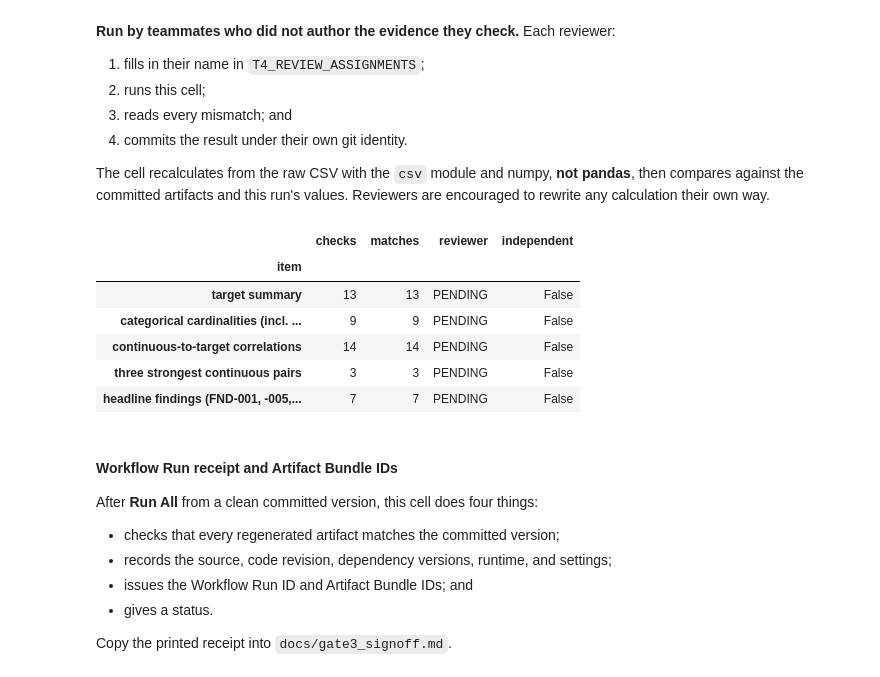
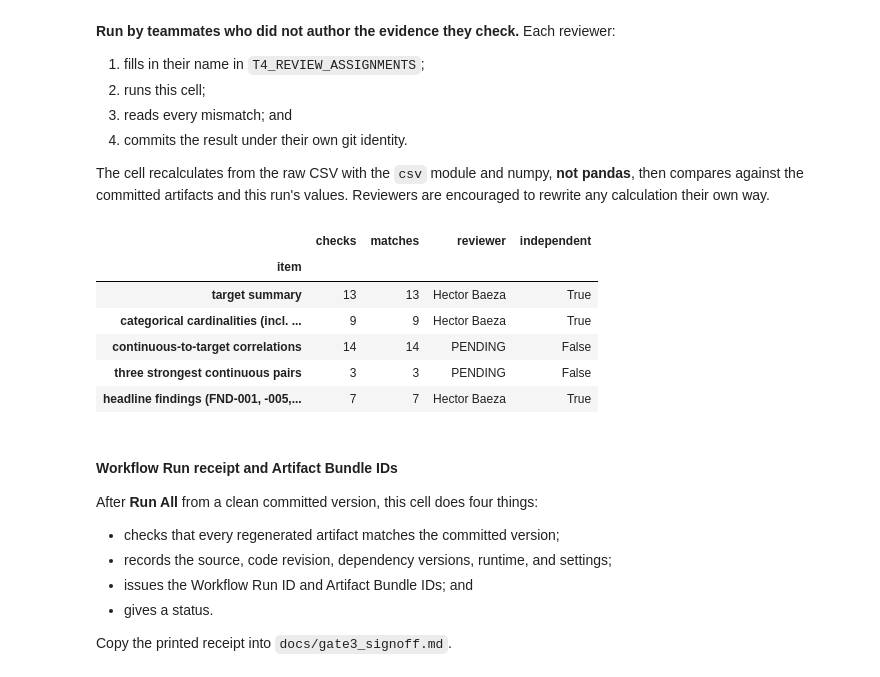
Before and after one commit to Break-Through-Tech/Allstate-1C-predicting-auto-claims-severity, a Jupyter notebook: notebooks/data-understanding.ipynb, the cells around one changed output. Cells and saved outputs as stored; diff of their text form; code cells hidden in the pictures.

Commit message:
Record Hector independent Gate 4 review

```diff
--- a/notebooks/data-understanding.ipynb
+++ b/notebooks/data-understanding.ipynb
@@ -2029,7 +2029,13 @@ T4_AUTHORS = {
     "three strongest continuous pairs": {"Hector Baeza", "Rachel Cheung"},
     "headline findings (FND-001, -005, -006, -008)": {"Rachel Cheung"},
 }
-T4_REVIEW_ASSIGNMENTS = {item: "" for item in T4_AUTHORS}
+T4_REVIEW_ASSIGNMENTS = {
+    "target summary": "Hector Baeza",
+    "categorical cardinalities (incl. cat116)": "Hector Baeza",
+    "continuous-to-target correlations": "",
+    "three strongest continuous pairs": "",
+    "headline findings (FND-001, -005, -006, -008)": "Hector Baeza",
+}
 T4_REVIEW_CAT_FIELDS = ["cat1", "cat57", "cat80", "cat101", "cat109", "cat110", "cat116"]
 
 with open(T4_SOURCE, newline="") as f:
@@ -2065,38 +2071,38 @@ for c in t4_cont:
     checks.append(("continuous-to-target correlations", f"pearson_raw {c}", r_corr[c], t4_I.loc[c, "pearson_raw"], 0.001))
 for k, (_, a, b, v) in enumerate(r_pairs[:3]):
     pa = t4_pairs.iloc[k]
     checks.append(("three strongest continuous pairs", f"rank {k + 1}: {a}-{b}", v,
                    pa["pearson"] if (pa.feature_1, pa.feature_2) == (a, b) else float("nan"), 0.001))
 H = "headline findings (FND-001, -005, -006, -008)"
 checks += [(H, "FND-005 unique ids", len({r[col['id']] for r in raw_rows}), t4_df["id"].nunique(), None),
            (H, "FND-005 missing cells", sum(v == "" for r in raw_rows for v in r), int(t4_df.isna().sum().sum()), None),
            (H, "FND-005 duplicate rows", rn - len(set(map(tuple, raw_rows))), int(t4_df.duplicated().sum()), None),
            (H, "FND-006 top 1% share of total loss", ry_sorted[: rn // 100].sum() / ry.sum(), t4_sorted[: t4_n // 100].sum() / t4_y.sum(), 0.0001),
            (H, "FND-006 claims below 100", int((ry < 100).sum()), int((t4_loss < 100).sum()), None),
            (H, "FND-001 pairs with |r| > 0.8", sum(t[0] > 0.8 for t in r_pairs), int((t4_pairs["abs_pearson"] > 0.8).sum()), None),
            (H, "FND-008 cont14 median spread / overall median", (med14.max() - med14.min()) / np.median(ry), t4_I.loc["cont14", "median_spread_frac"], 0.0001)]
 
 t4_review = pd.DataFrame([{
     "item": item, "metric": m, "reviewer_value": rv, "primary_value": pv,
     "tolerance": "exact" if tol is None else tol,
     "match": (rv == pv) if tol is None else bool(abs(rv - pv) <= tol),
     "reviewer": T4_REVIEW_ASSIGNMENTS[item] or "PENDING",
     "independent": bool(T4_REVIEW_ASSIGNMENTS[item]) and T4_REVIEW_ASSIGNMENTS[item] not in T4_AUTHORS[item],
 } for item, m, rv, pv, tol in checks])
 t4_review_summary = t4_review.groupby("item", sort=False).agg(checks=("match", "size"), matches=("match", "sum"),
                                                               reviewer=("reviewer", "first"), independent=("independent", "first"))
 display(t4_review_summary)
 if not t4_review["match"].all():
     display(t4_review[~t4_review["match"]])
 assert t4_review["match"].all(), "Recalculation disagrees with the primary results. Record the discrepancy before Gate 3."
 # %% [output]
 |  | checks | matches | reviewer | independent |
 | item |  |  |  |  |
-| target summary | 13 | 13 | PENDING | False |
-| categorical cardinalities (incl. ... | 9 | 9 | PENDING | False |
+| target summary | 13 | 13 | Hector Baeza | True |
+| categorical cardinalities (incl. ... | 9 | 9 | Hector Baeza | True |
 | continuous-to-target correlations | 14 | 14 | PENDING | False |
 | three strongest continuous pairs | 3 | 3 | PENDING | False |
-| headline findings (FND-001, -005,... | 7 | 7 | PENDING | False |
+| headline findings (FND-001, -005,... | 7 | 7 | Hector Baeza | True |
 # %% [markdown]
 #### Workflow Run receipt and Artifact Bundle IDs
 After **Run All** from a clean committed version, this cell does four things:
```
Also changed, not shown: parts of 5 cells of this notebook.
